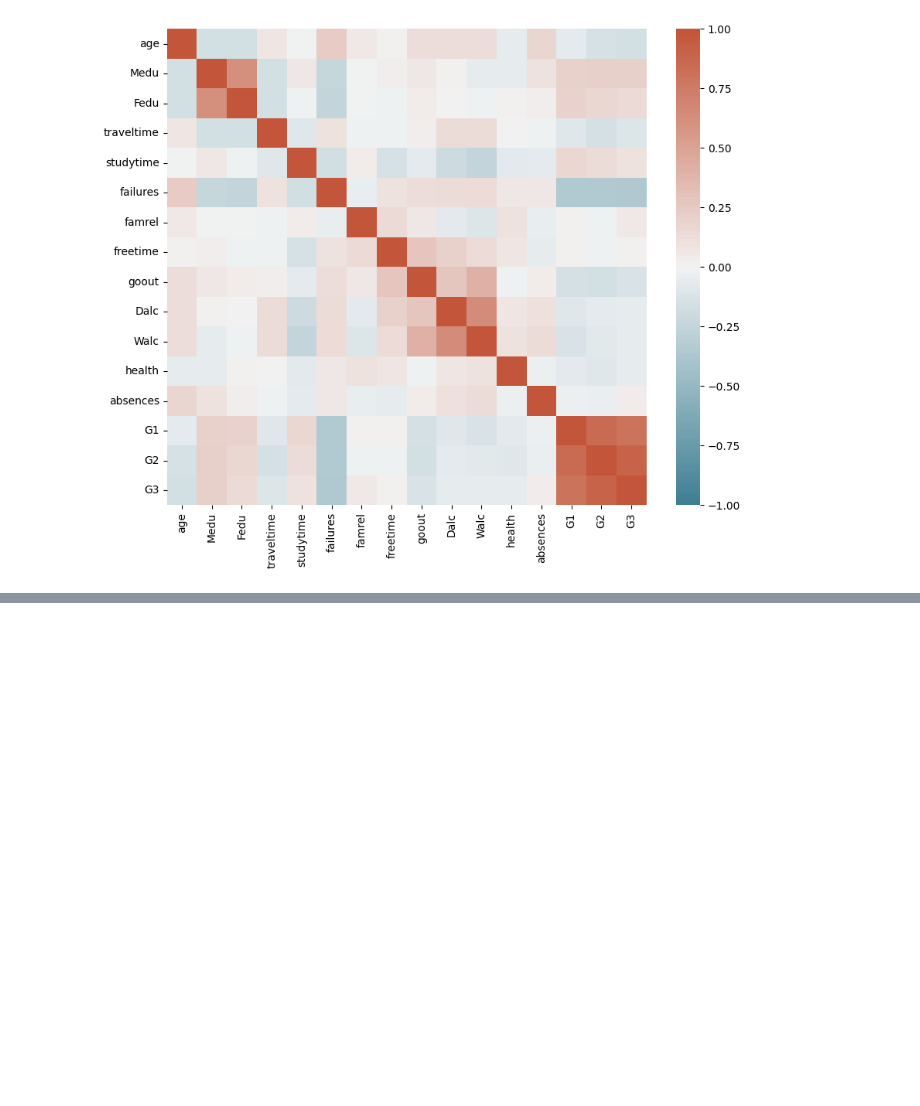
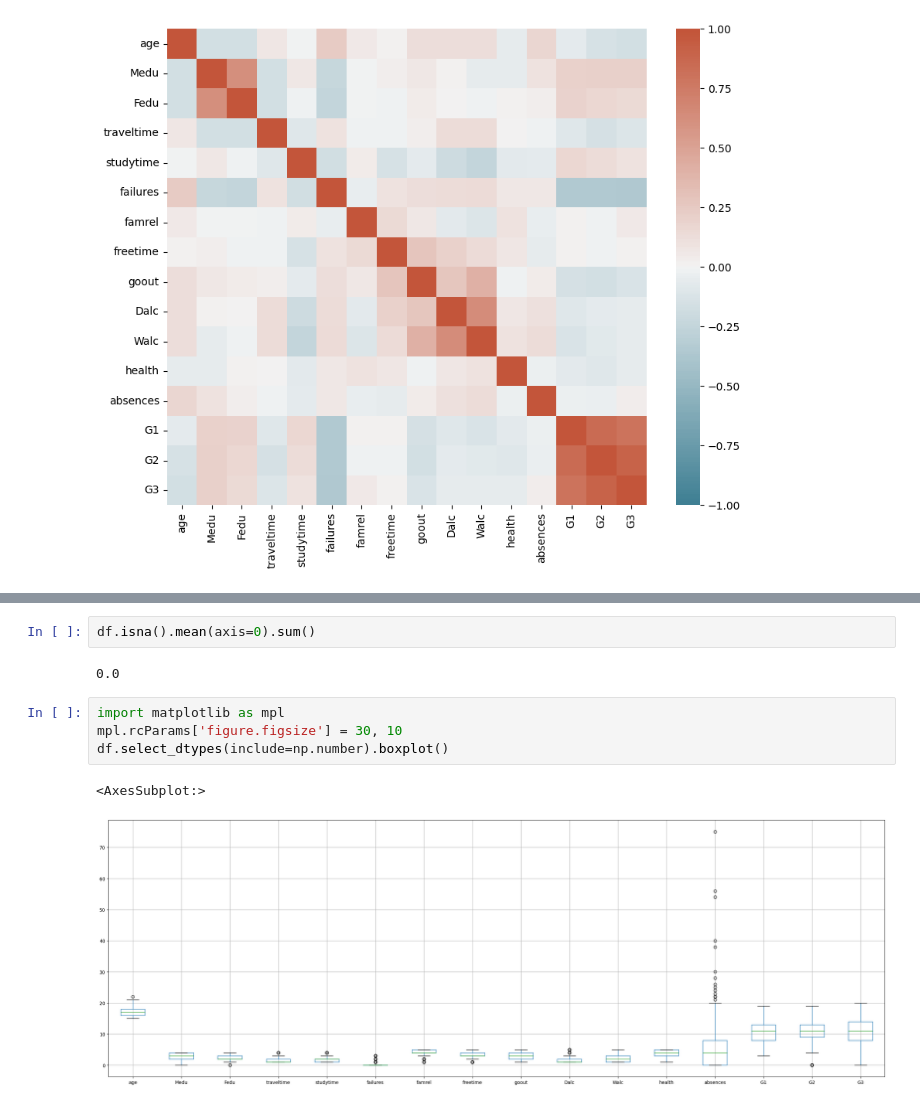
Before and after one commit to Aayush181509/AI-Workshop, a Jupyter notebook: ML_Workflow.ipynb, the cells around one changed output, grey strips where cells are left out. Cells and saved outputs as stored; diff of their text form; blank space fills up the shorter version.

```diff
--- a/ML_Workflow.ipynb
+++ b/ML_Workflow.ipynb
@@ -139,0 +250,11 @@ sns.heatmap(df.select_dtypes(include=np.number).corr(),
+# %%
+df.isna().mean(axis=0).sum()
+# %% [output]
+0.0
+# %%
+import matplotlib as mpl
+mpl.rcParams['figure.figsize'] = 30, 10
+df.select_dtypes(include=np.number).boxplot()
+# %% [output]
+<AxesSubplot:>
+[figure, added]
```
Also changed, not shown: parts of 23 cells of this notebook, 25 other files.
